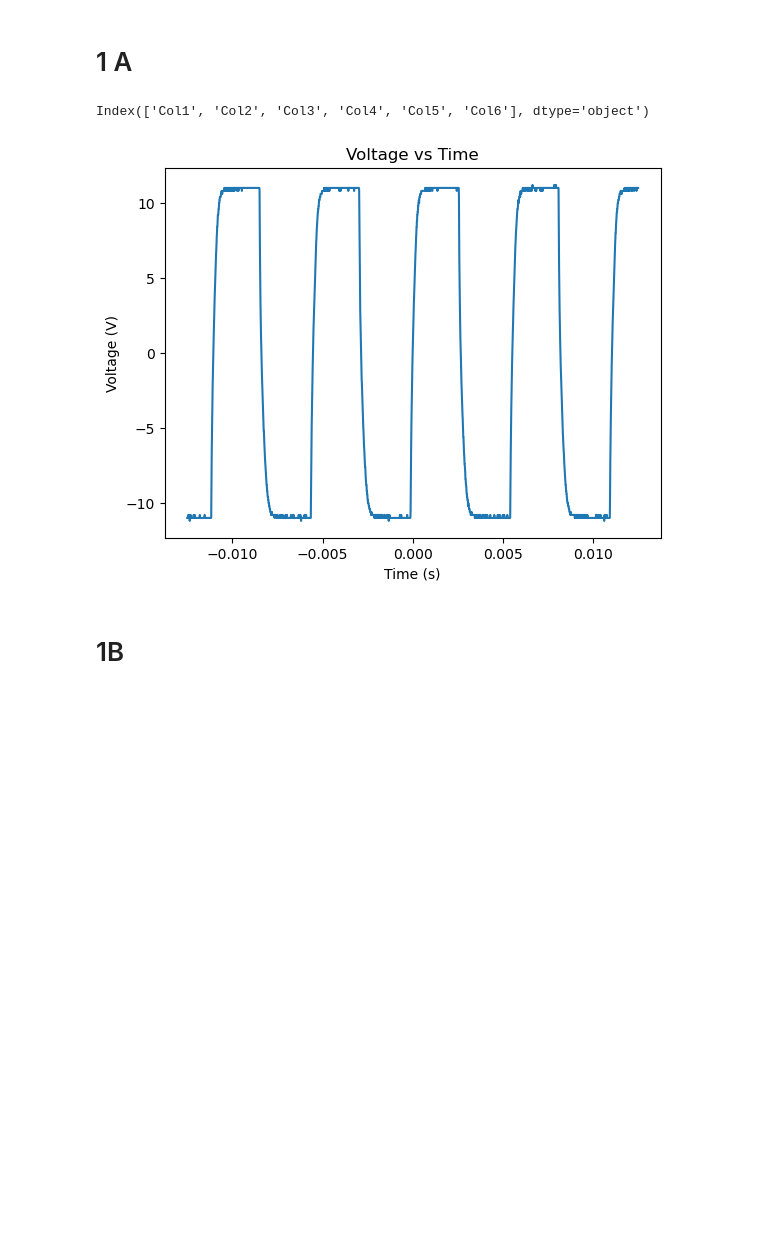
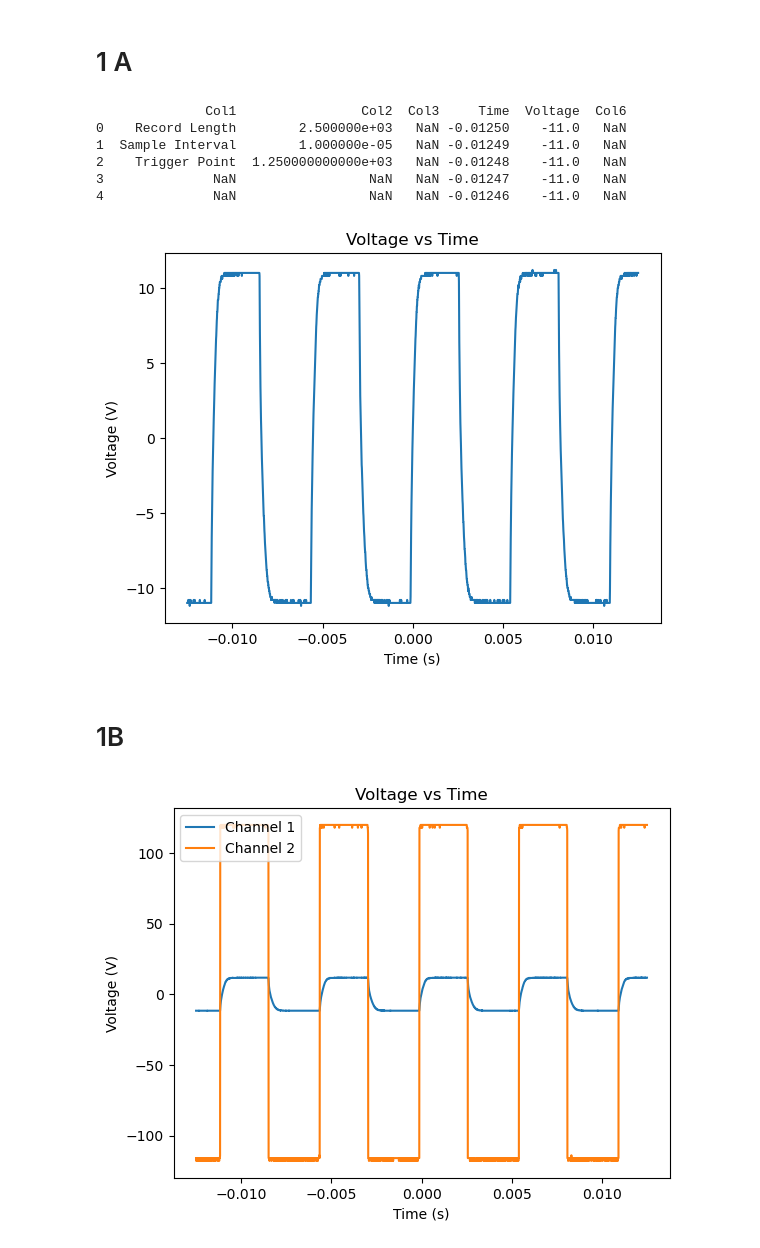
Before and after one commit to Quantum-Impulse/Eletronic-Techniques-Reports, a Jupyter notebook: Report 1/Lab 2/Lab2.ipynb, the cells around one changed output. Saved outputs shown, nothing was run; the diff lists cells and outputs as text; code cells hidden in the pictures; blank space fills up the shorter version.

```diff
--- a/Report 1/Lab 2/Lab2.ipynb
+++ b/Report 1/Lab 2/Lab2.ipynb
@@ -33,16 +33,21 @@ add_top_row("./data/1a/1aData.csv")
 data_1a = pd.read_csv('./data/1a/1aData.csv')
 # %%
 # Verify the column names in the dataframe
-print(data_1a.columns)
+print(data_1a.head())
 
 # Assuming the correct column names are 'Col4' and 'Col5'
-plt.plot(data_1a['Col4'], data_1a['Col5'])
+plt.plot(data_1a['Time'], data_1a['Voltage'])
 plt.xlabel('Time (s)')
 plt.ylabel('Voltage (V)')
 plt.title('Voltage vs Time')
 plt.show()
 # %% [output]
-Index(['Col1', 'Col2', 'Col3', 'Col4', 'Col5', 'Col6'], dtype='object')
+              Col1                Col2  Col3     Time  Voltage  Col6
+0    Record Length        2.500000e+03   NaN -0.01250    -11.0   NaN
+1  Sample Interval        1.000000e-05   NaN -0.01249    -11.0   NaN
+2    Trigger Point  1.250000000000e+03   NaN -0.01248    -11.0   NaN
+3              NaN                 NaN   NaN -0.01247    -11.0   NaN
+4              NaN                 NaN   NaN -0.01246    -11.0   NaN
 [figure]
 # %% [markdown]
 # 1B
@@ -59,0 +78,12 @@ data_1b_ch2= pd.read_csv('./data/1b2khz/F0001CH2.csv')
+# %%
+# graph  data_1b_ch1 and data_1b_ch2, overlaying each other.
+# Add index of channels to the legend
+plt.plot(data_1b_ch1['Time'], data_1b_ch1['Voltage'])
+plt.plot(data_1b_ch2['Time'], data_1b_ch2['Voltage'])
+plt.xlabel('Time (s)')
+plt.ylabel('Voltage (V)')
+plt.title('Voltage vs Time')
+plt.legend(['Channel 1', 'Channel 2'])
+plt.show()
+# %% [output]
+[figure, added]
```
Also changed, not shown: parts of 8 cells of this notebook, 13 other files.
